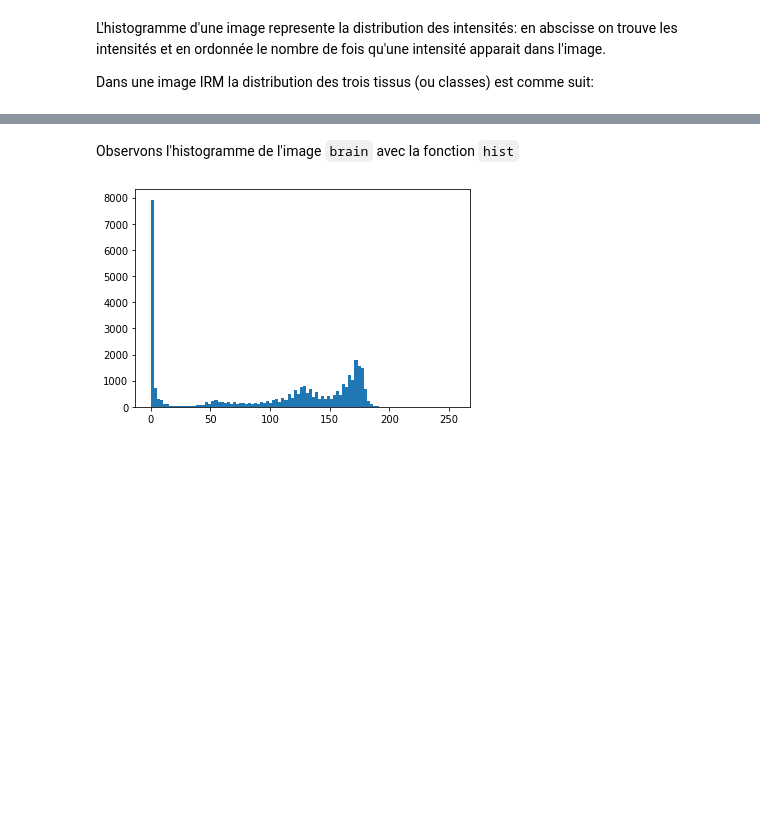
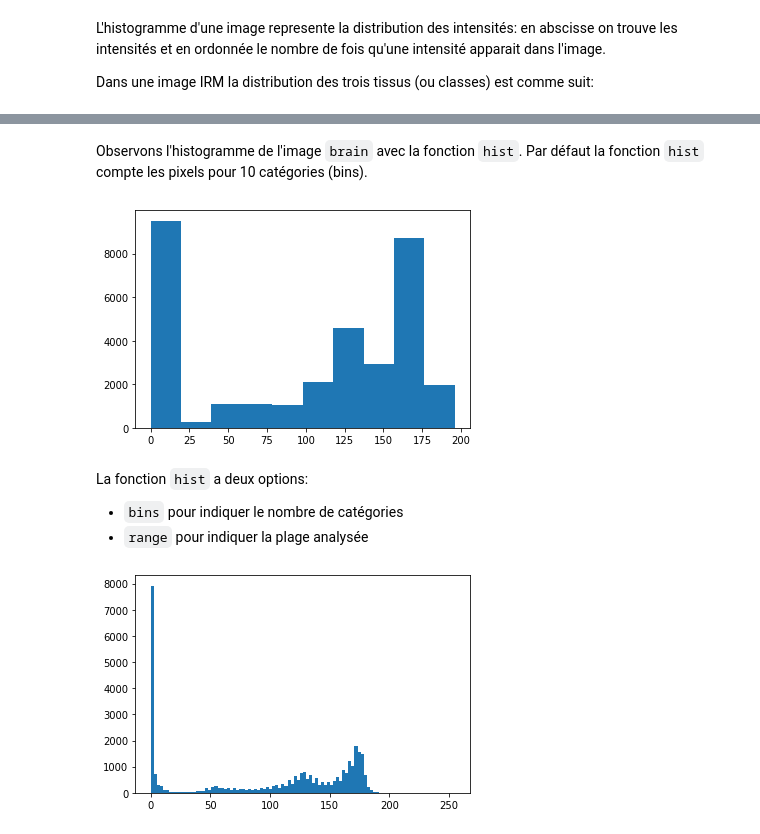
Before and after one commit to rasql/edunum, a Jupyter notebook: doc/python/le/7/mri.ipynb, the cells around one changed output, grey strips where cells are left out. Cells and saved outputs as stored; diff of their text form; code cells hidden in the pictures; blank space fills up the shorter version.

```diff
--- a/doc/python/le/7/mri.ipynb
+++ b/doc/python/le/7/mri.ipynb
@@ -131,7 +131,15 @@ Dans une image IRM la distribution des trois tissus (ou classes) est comme suit:
 # %% [markdown]
 ![](Histog_IRM.png)
 # %% [markdown]
-Observons l'histogramme de l'image `brain` avec la fonction `hist`
+Observons l'histogramme de l'image `brain` avec la fonction `hist`. Par défaut la fonction `hist` compte les pixels pour 10 catégories (bins).
+# %%
+plt.hist(brain.ravel());
+# %% [output]
+[figure, added]
+# %% [markdown]
+La fonction `hist` a deux options:
+- `bins` pour indiquer le nombre de catégories
+- `range` pour indiquer la plage analysée
 # %%
 plt.hist(brain.ravel(), bins=100, range=(0, 255));
 # %% [output]
```
Also changed, not shown: parts of 56 cells of this notebook.
